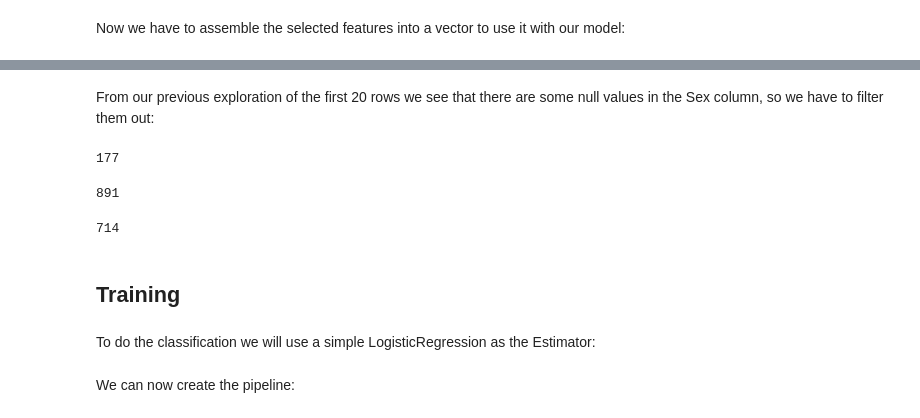
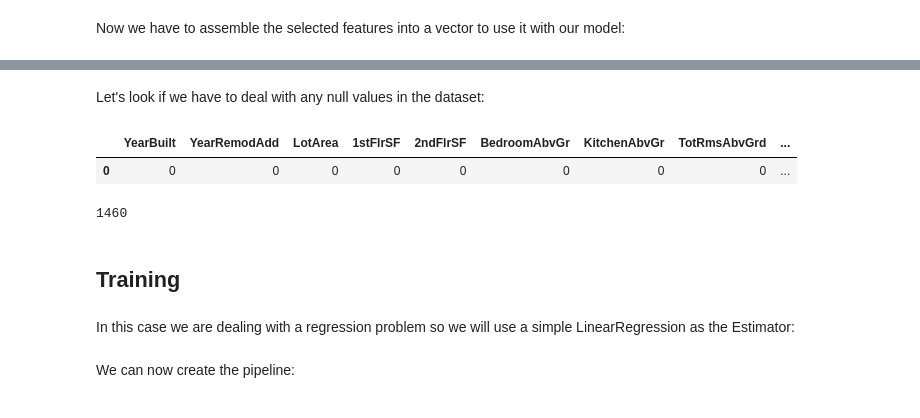
Before and after one commit to javicacheiro/pyspark_course, a Jupyter notebook: extended/exercises/Unit_9_house_prices.ipynb, the cells around one changed output, grey strips where cells are left out. Cells and saved outputs as stored; diff of their text form; code cells hidden in the pictures.

```diff
--- a/extended/exercises/Unit_9_house_prices.ipynb
+++ b/extended/exercises/Unit_9_house_prices.ipynb
@@ -165,0 +263,2 @@ To use the Sex variable we will need a StringIndexer Estimator to convert gender
+# %%
+input = data.withColumn('label', col('SalePrice').cast('double')).drop('SalePrice')
@@ -166,2 +306,4 @@ To use the Sex variable we will need a StringIndexer Estimator to convert gender
+# %%
+categorical_cols = ['KitchenQual', 'Functional', 'RoofMatl', 'RoofStyle', 'Heating']
 # %%
 from pyspark.ml.feature import StringIndexer
@@ -169,0 +310,4 @@ sex_indexer = StringIndexer(inputCol='Sex', outputCol='Sex_feature')
+# %%
+indexers = []
+for c in categorical_cols:
+    indexers.append(StringIndexer(inputCol=c, outputCol='{}_feature'.format(c), handleInvalid='keep'))
@@ -176,2 +344,0 @@ assembler = VectorAssembler(inputCols=['Sex_feature', 'Pclass', 'Age'], outputCo
-# %% [markdown]
-From our previous exploration of the first 20 rows we see that there are some null values in the Sex column, so we have to filter them out:
@@ -180,8 +345,12 @@ from pyspark.sql.functions import col
-# %%
-passengers.where(col('Age').isNull()).count()
-# %% [output]
-177
+# %% [markdown]
+Let's look if we have to deal with any null values in the dataset:
+# %%
+from pyspark.sql.functions import isnan, when, count
+input.select([count(when(col(c).isNull(), c)).alias(c) for c in input.columns]).toPandas()
+# %% [output]
+|  | YearBuilt | YearRemodAdd | LotArea | 1stFlrSF | 2ndFlrSF | BedroomAbvGr | KitchenAbvGr | TotRmsAbvGrd | ... |
+| 0 | 0 | 0 | 0 | 0 | 0 | 0 | 0 | 0 | ... |
 # %%
-passengers.count()
+input.count()
 # %% [output]
-891
+1460
@@ -190,9 +357,5 @@ passengers_not_null = passengers.where(col('Age').isNotNull())
-# %%
-passengers_not_null.count()
-# %% [output]
-714
 # %% [markdown]
 ## Training
 # %% [markdown]
-To do the classification we will use a simple LogisticRegression as the Estimator:
+In this case we are dealing with a regression problem so we will use a simple LinearRegression as the Estimator:
 # %%
```
Also changed, not shown: parts of 89 cells of this notebook.
